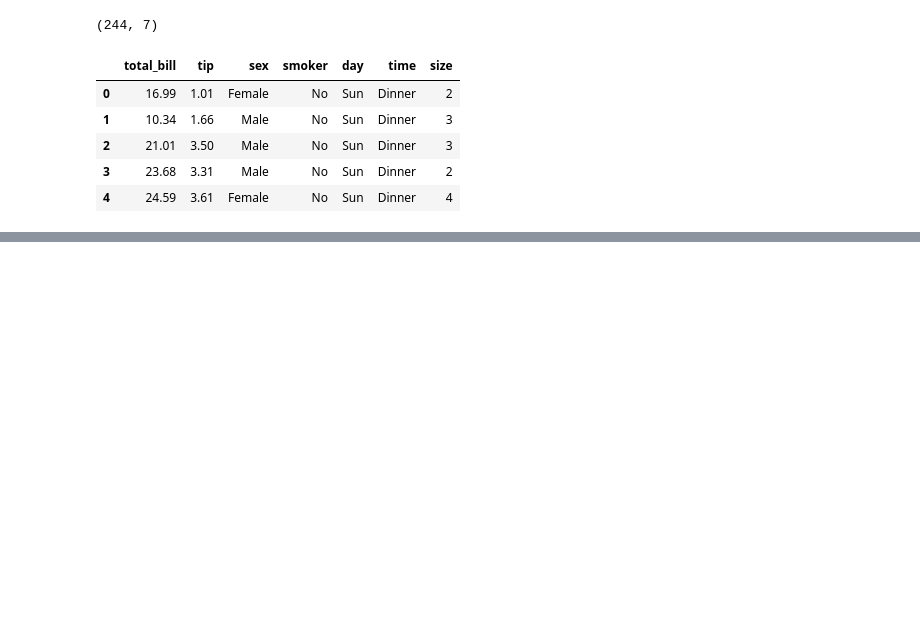
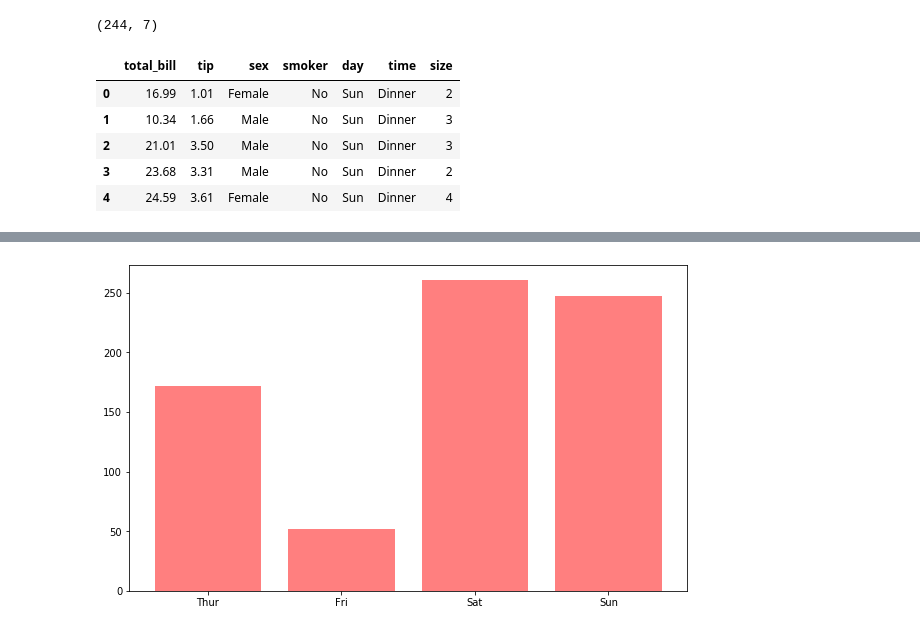
Before and after one commit to onlookertozip/Day20180528, a Jupyter notebook: Untitled0.ipynb, the cells around one changed output, grey strips where cells are left out. Drawn from its saved outputs; the diff is of its cells as text; code cells hidden in the pictures; blank space fills up the shorter version.

```diff
--- a/Untitled0.ipynb
+++ b/Untitled0.ipynb
@@ -27,0 +57,10 @@ tips.head()
+# %%
+plt.bar(label, tips_sum_by_day,
+
+        color='red', # color
+
+        alpha=0.5) # transparency
+
+plt.show()
+# %% [output]
+[figure, added]
```
Also changed, not shown: parts of 19 cells of this notebook.
